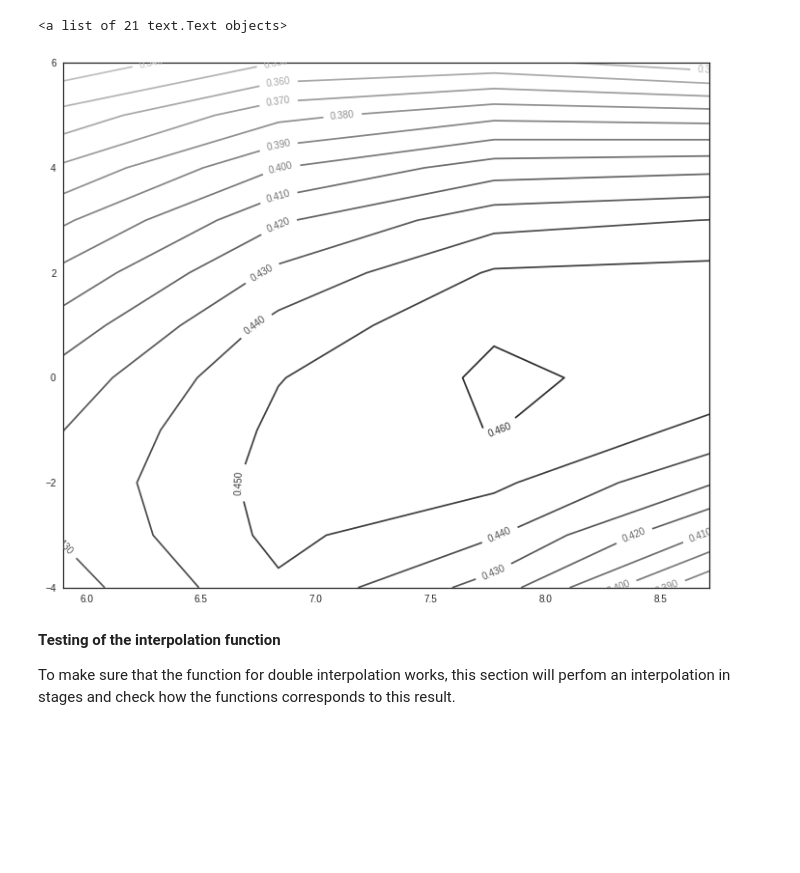
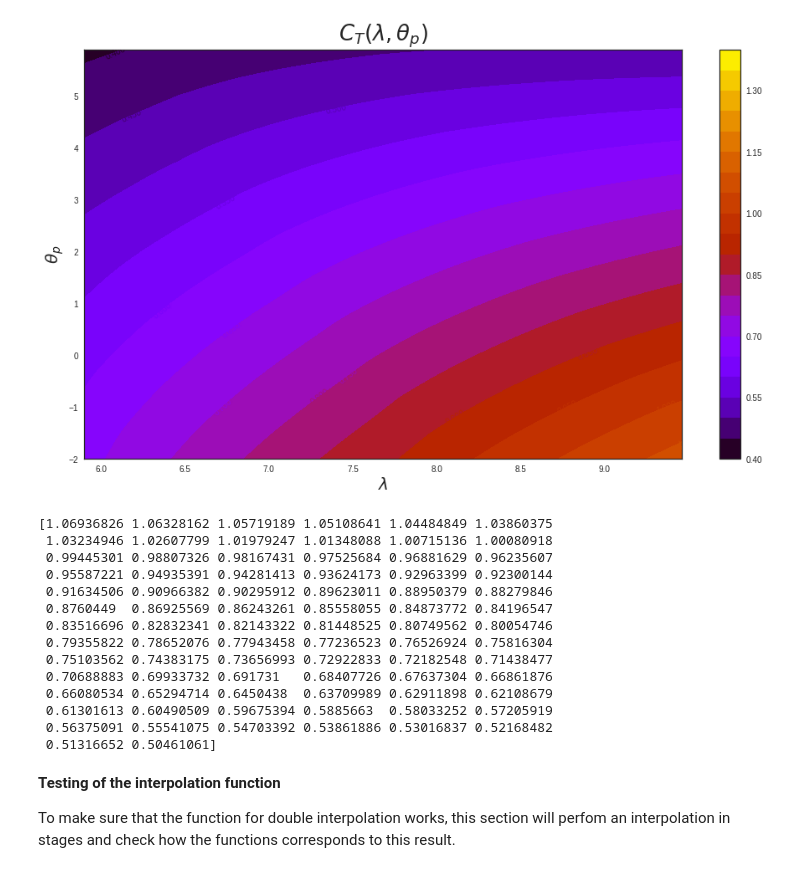
Before and after one commit to janerikhy/BEM, a Jupyter notebook: BEM.ipynb, the cells around one changed output. Saved outputs shown, nothing was run; the diff lists cells and outputs as text; code cells hidden in the pictures; blank space fills up the shorter version.

```diff
--- a/BEM.ipynb
+++ b/BEM.ipynb
@@ -47,6 +52,8 @@ def foil_interp(t: float, a: float) -> tuple:
     Returns:
         tuple: (Cl, Cd)
     """
+    if isinstance(a, list) or isinstance(a, np.ndarray):
+      a = a[0]
     prof_t = [thick/10 for thick in PROFILES.keys()]
     # If we have complete data, we simply interpolate once
     if t in prof_t:
@@ -64,6 +71,8 @@ def foil_interp(t: float, a: float) -> tuple:
     x_l = prof_t[prof_t.index(t) - 1]
     x_u = prof_t[prof_t.index(t) + 1]
 
+
+
     cl_1 = np.interp(a, PROFILES[x_l]['alpha'], PROFILES[x_l]['Cl'])
     cl_2 = np.interp(a, PROFILES[x_u]['alpha'], PROFILES[x_u]['Cl'])
 
@@ -252,10 +293,37 @@ ax.clabel(CS, inline=True, fontsize=10)
-# %%
-fig, ax = plt.subplots(figsize=(12, 10))
-CS = ax.contour(Y, X, CP, levels)
-ax.clabel(CS, inline=True, fontsize=10)
-# %% [output]
-<a list of 21 text.Text objects>
-[figure, removed]
+# %%
+now = datetime.now()
+
+dt_string = now.strftime("%d%m%Y_%H:%M:%S")
+
+plt.style.use('seaborn-white')
+fig, ax = plt.subplots(figsize=(16, 9))
+levels = np.arange(0.4, 1.45, 0.05)
+CS = ax.contourf(Y, X, CT, levels, cmap="gnuplot")
+fig.colorbar(CS)
+ax.set_xlabel(r'$\lambda$', fontsize=20)
+ax.set_ylabel(r"$\theta_p$", fontsize=20)
+ax.set_title(r"$C_T(\lambda, \theta_p)$", fontsize=26)
+ax.clabel(CS, inline=False, fontsize=10)
+plt.savefig(os.path.join(data_dir, f'ct_contour_{dt_string}.png'), dpi=300)
+# %% [output]
+[figure, added]
+# %%
+print(CT[-1])
+# %% [output]
+[1.06936826 1.06328162 1.05719189 1.05108641 1.04484849 1.03860375
+ 1.03234946 1.02607799 1.01979247 1.01348088 1.00715136 1.00080918
+ 0.99445301 0.98807326 0.98167431 0.97525684 0.96881629 0.96235607
+ 0.95587221 0.94935391 0.94281413 0.93624173 0.92963399 0.92300144
+ 0.91634506 0.90966382 0.90295912 0.89623011 0.88950379 0.88279846
+ 0.8760449  0.86925569 0.86243261 0.85558055 0.84873772 0.84196547
+ 0.83516696 0.82832341 0.82143322 0.81448525 0.80749562 0.80054746
+ 0.79355822 0.78652076 0.77943458 0.77236523 0.76526924 0.75816304
+ 0.75103562 0.74383175 0.73656993 0.72922833 0.72182548 0.71438477
+ 0.70688883 0.69933732 0.691731   0.68407726 0.67637304 0.66861876
+ 0.66080534 0.65294714 0.6450438  0.63709989 0.62911898 0.62108679
+ 0.61301613 0.60490509 0.59675394 0.5885663  0.58033252 0.57205919
+ 0.56375091 0.55541075 0.54703392 0.53861886 0.53016837 0.52168482
+ 0.51316652 0.50461061]
 # %% [markdown]
 **Testing of the interpolation function**
 
```
Also changed, not shown: parts of 27 cells of this notebook.
